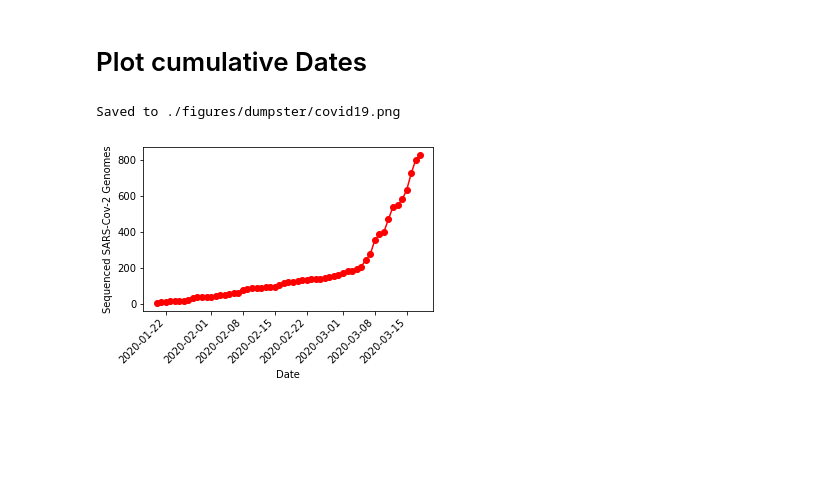
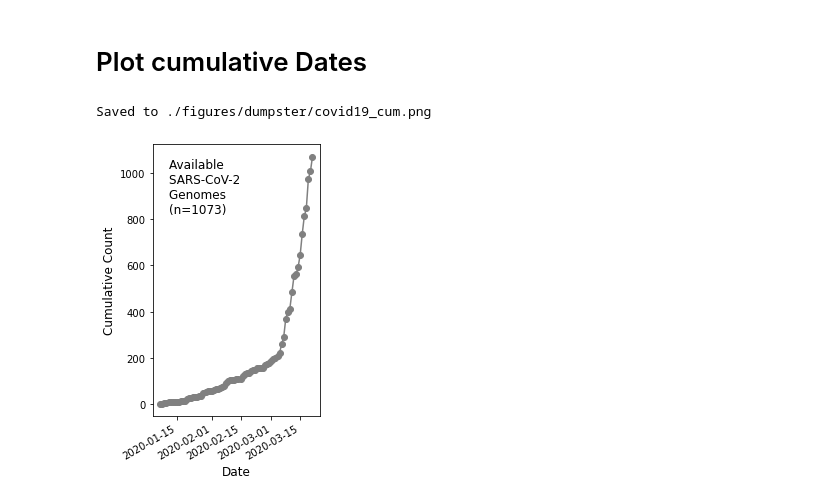
Before and after one commit to hringbauer/covid19_data, a Jupyter notebook: notebooks/analysis/analyze_meta_data.ipynb, the cells around one changed output. Cells and saved outputs as stored; diff of their text form; code cells hidden in the pictures; blank space fills up the shorter version.

Commit message:
Updated Overview Plots of meta-data

```diff
--- a/notebooks/analysis/analyze_meta_data.ipynb
+++ b/notebooks/analysis/analyze_meta_data.ipynb
@@ -27,12 +29,9 @@ D:\gitProjects\covid19_data
 # %%
 month = "mar20"
-data_path = os.path.join("data", month, "metadata.tsv")
+day = 22
+data_path = os.path.join("data", month, f"metadata{day}.tsv")
 df = pd.read_csv(data_path, sep="\t")
 # %% [markdown]
 # Do Histograms
 # %% [markdown]
 # Do a plot per Region
-# %%
-ax = df['region'].value_counts().plot(kind='bar',
-                                    figsize=(3,6), width=0.9, ec="k", color="gray",
-                                    title="Viral Genomes per Region")
@@ -40,0 +38,4 @@ ax = df['region'].value_counts().plot(kind='bar',
+# %%
+### Hot fix
+idx = (df["region"]=="North American")
+df.loc[idx, "region"]= "North America"
@@ -72,21 +117,29 @@ plot_hist_dates(dates, color="gray")
 # Plot cumulative Dates
 # %%
 def plot_cumulative_dates(dates, figsize = (4,6),
-                         savepath="./figures/dumpster/covid19.png", fs=8):
+                         savepath="./figures/dumpster/covid19.png", fs=8,
+                         date_last = False, days_back=60, color="k"):
     """Plot Cumulaative Dates"""
-    date_last = 0
     if not date_last:
         today = date.today()
-    date_bins = [today -  timedelta(days=i) for i in range(days_back, 0, -1)]
+    date_bins = [today -  timedelta(days=i) for i in range(days_back, -1, -1)]
     date_bins = [np.datetime64(d) for d in date_bins]
     counts = dates.value_counts(bins=date_bins, sort=False)
     cum_counts = np.cumsum(counts.values)
+
+    label = f"Available \nSARS-CoV-2 \nGenomes \n(n={cum_counts[-1]})"
+
     plt.figure(figsize=figsize)
     ax=plt.gca()
-    ax.plot(date_bins[:-1], cum_counts, "ro-")
+    ax.plot(date_bins[:-1], cum_counts, "o-",
+           color=color)
     ax.set_xlabel("Date", fontsize=fs)
-    ax.set_ylabel("Sequenced SARS-Cov-2 Genomes", fontsize=fs)
-    plt.xticks(rotation=45, ha='right')
+    ax.set_ylabel("Cumulative Count", fontsize=fs)
+    plt.xticks(rotation=30, ha='right')
+
+    ax.text(0.1, 0.95, label, horizontalalignment='left',
+       verticalalignment='top', transform=ax.transAxes,
+       fontsize=fs)
 
     if len(savepath)>0:
         plt.savefig(savepath, bbox_inches = 'tight', pad_inches = 0, dpi=200)
@@ -94,7 +147,9 @@ def plot_cumulative_dates(dates, figsize = (4,6),
     plt.show()
 # %%
 dates =  pd.to_datetime(df["date_submitted"])
-plot_cumulative_dates(dates, figsize=(5.2,3), fs=10)
+plot_cumulative_dates(dates, figsize=(3,5), fs=12, color="gray",
+                      savepath="./figures/dumpster/covid19_cum.png",
+                     days_back=75)
 # %% [output]
-Saved to ./figures/dumpster/covid19.png
+Saved to ./figures/dumpster/covid19_cum.png
-[figure, old version]
+[figure, new version]
```
Also changed, not shown: parts of 6 cells of this notebook, 4 other files.
